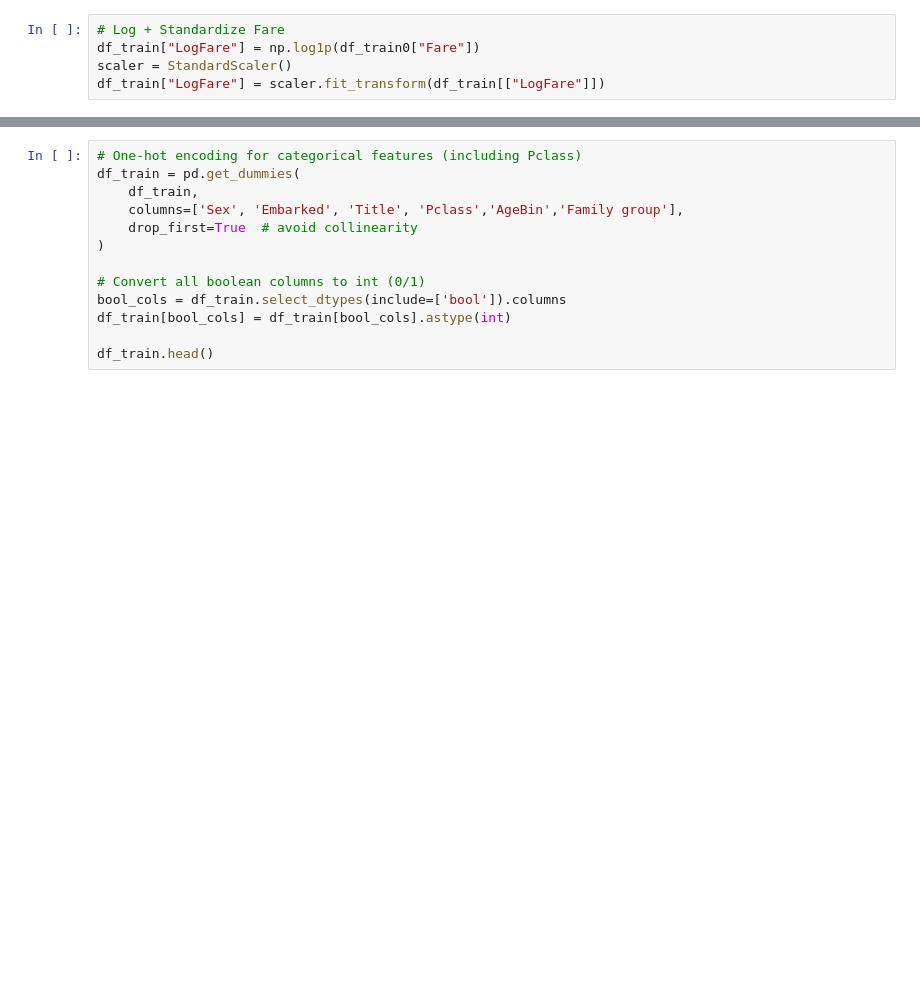
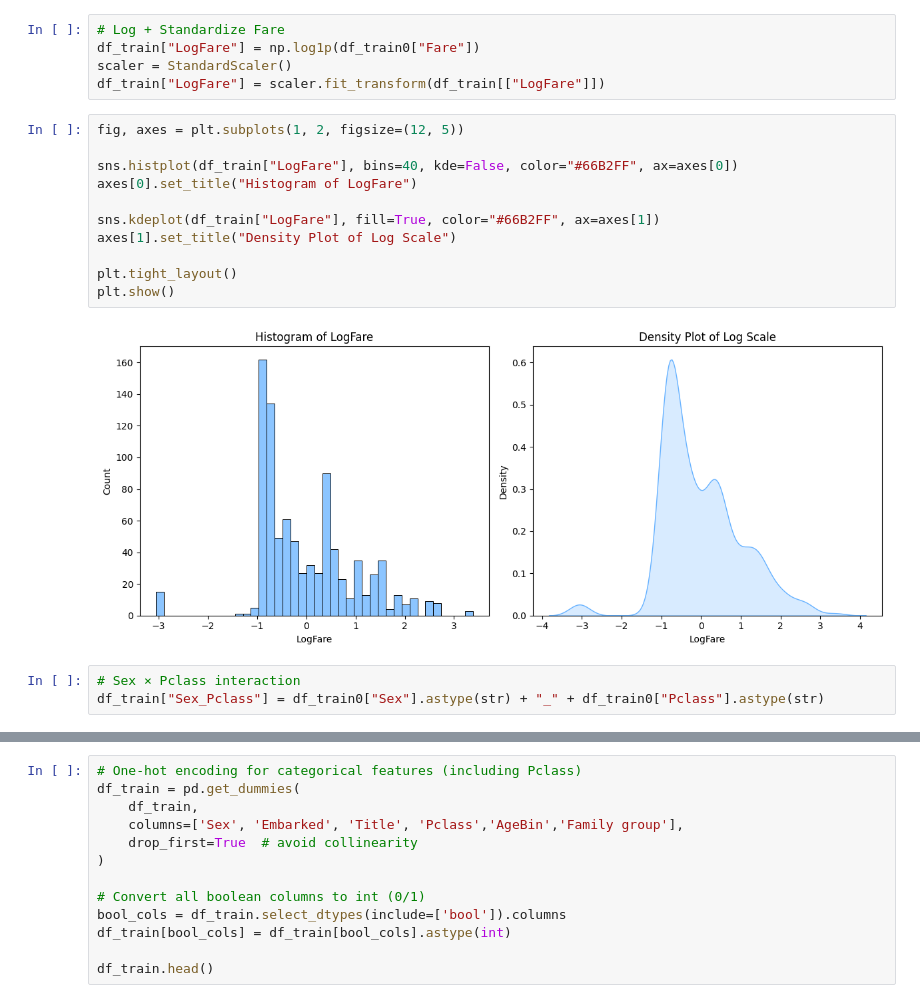
Before and after one commit to fede-giorgi/Transformer_is_All_You_Need, a Jupyter notebook: project.ipynb, the cells around one changed output, grey strips where cells are left out. Drawn from its saved outputs; the diff is of its cells as text; blank space fills up the shorter version.

```diff
--- a/project.ipynb
+++ b/project.ipynb
@@ -699,3 +717,19 @@ Fare values, which are heavily skewed, are transformed with a logarithm and stan
 df_train["LogFare"] = np.log1p(df_train0["Fare"])
 scaler = StandardScaler()
 df_train["LogFare"] = scaler.fit_transform(df_train[["LogFare"]])
+# %%
+fig, axes = plt.subplots(1, 2, figsize=(12, 5))
+
+sns.histplot(df_train["LogFare"], bins=40, kde=False, color="#66B2FF", ax=axes[0])
+axes[0].set_title("Histogram of LogFare")
+
+sns.kdeplot(df_train["LogFare"], fill=True, color="#66B2FF", ax=axes[1])
+axes[1].set_title("Density Plot of Log Scale")
+
+plt.tight_layout()
+plt.show()
+# %% [output]
+[figure, added]
+# %%
+# Sex × Pclass interaction
+df_train["Sex_Pclass"] = df_train0["Sex"].astype(str) + "_" + df_train0["Pclass"].astype(str)
```
Also changed, not shown: parts of 16 cells of this notebook.
